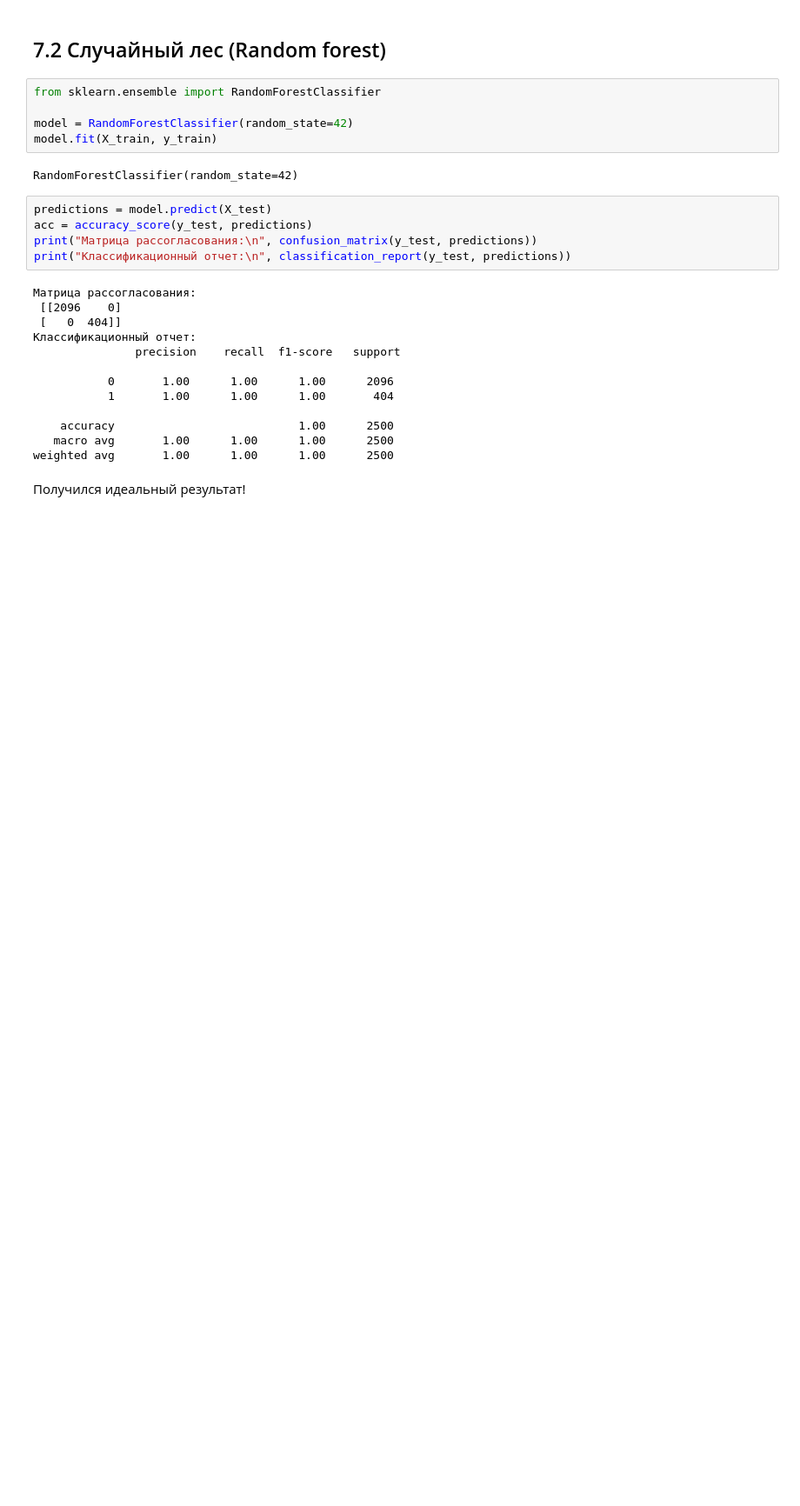
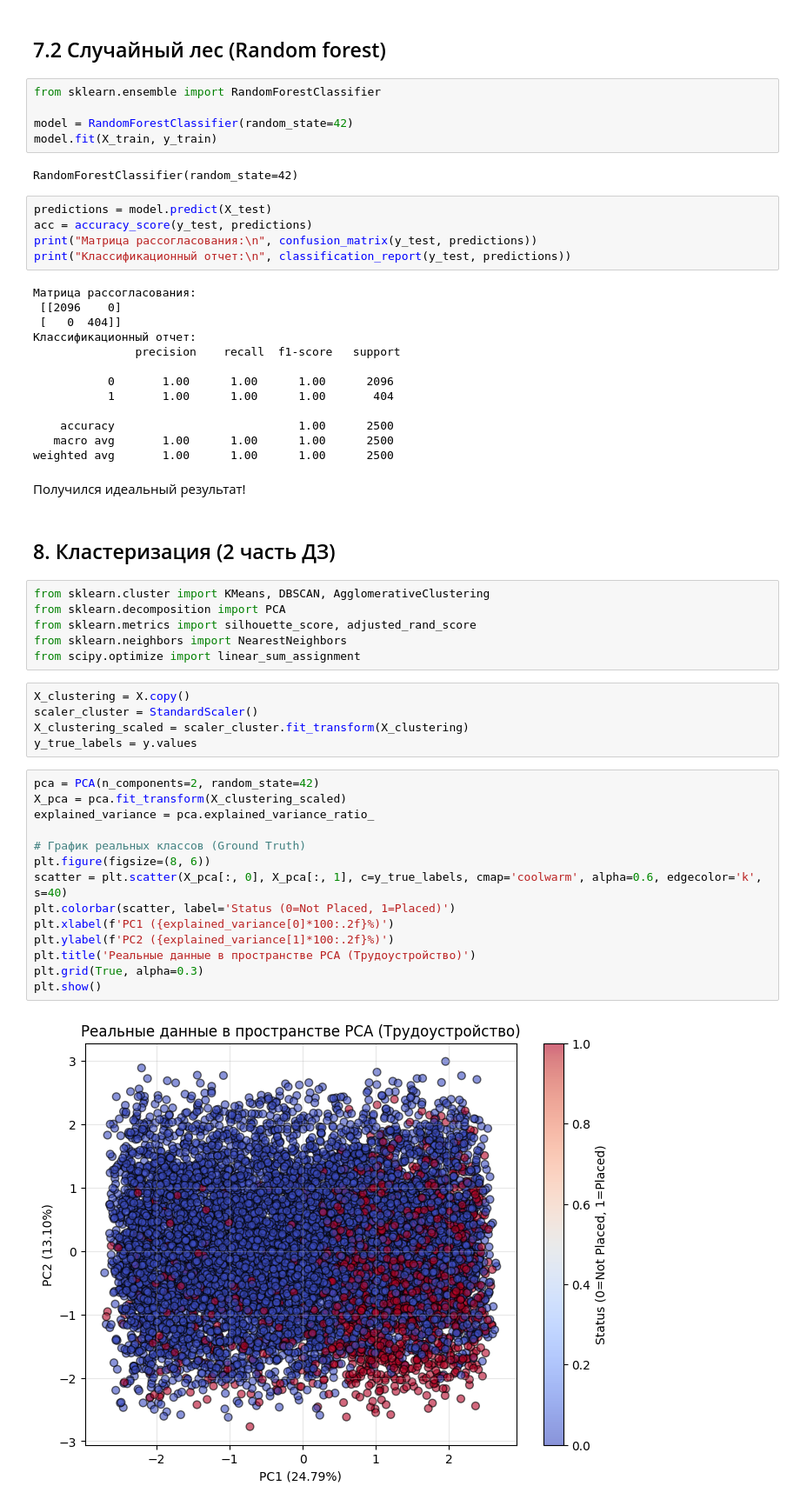
Before and after one commit to Uzema/ML, a Jupyter notebook: CollegePlacement_ml.ipynb, the cells around one changed output. Shown at 87% size. Cells and saved outputs as stored; diff of their text form; blank space fills up the shorter version.

```diff
--- a/CollegePlacement_ml.ipynb
+++ b/CollegePlacement_ml.ipynb
@@ -441,3 +442,32 @@ print("Классификационный отчет:\n", classification_report(
 weighted avg       1.00      1.00      1.00      2500
 # %% [markdown]
 Получился идеальный результат!
+# %% [markdown]
+## 8. Кластеризация (2 часть ДЗ)
+# %%
+from sklearn.cluster import KMeans, DBSCAN, AgglomerativeClustering
+from sklearn.decomposition import PCA
+from sklearn.metrics import silhouette_score, adjusted_rand_score
+from sklearn.neighbors import NearestNeighbors
+from scipy.optimize import linear_sum_assignment
+# %%
+X_clustering = X.copy()
+scaler_cluster = StandardScaler()
+X_clustering_scaled = scaler_cluster.fit_transform(X_clustering)
+y_true_labels = y.values
+# %%
+pca = PCA(n_components=2, random_state=42)
+X_pca = pca.fit_transform(X_clustering_scaled)
+explained_variance = pca.explained_variance_ratio_
+
+# График реальных классов (Ground Truth)
+plt.figure(figsize=(8, 6))
+scatter = plt.scatter(X_pca[:, 0], X_pca[:, 1], c=y_true_labels, cmap='coolwarm', alpha=0.6, edgecolor='k', s=40)
+plt.colorbar(scatter, label='Status (0=Not Placed, 1=Placed)')
+plt.xlabel(f'PC1 ({explained_variance[0]*100:.2f}%)')
+plt.ylabel(f'PC2 ({explained_variance[1]*100:.2f}%)')
+plt.title('Реальные данные в пространстве PCA (Трудоустройство)')
+plt.grid(True, alpha=0.3)
+plt.show()
+# %% [output]
+[figure, added]
```
Also changed, not shown: parts of 10 cells of this notebook.
